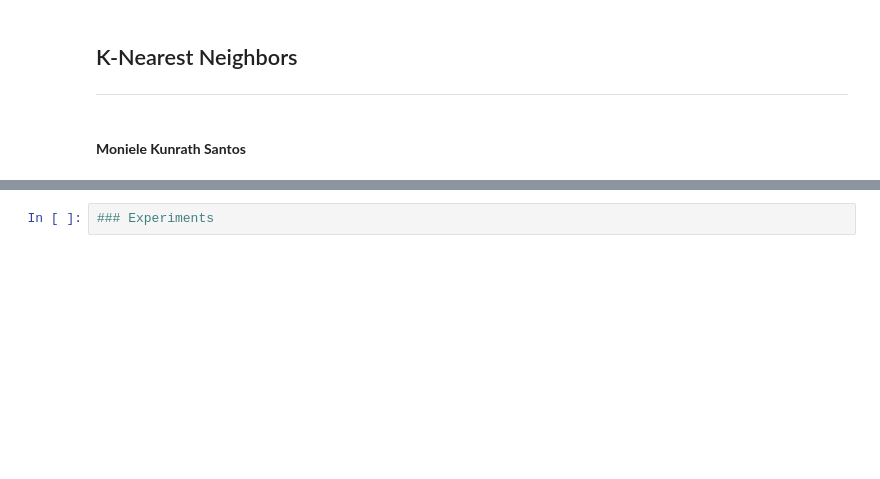
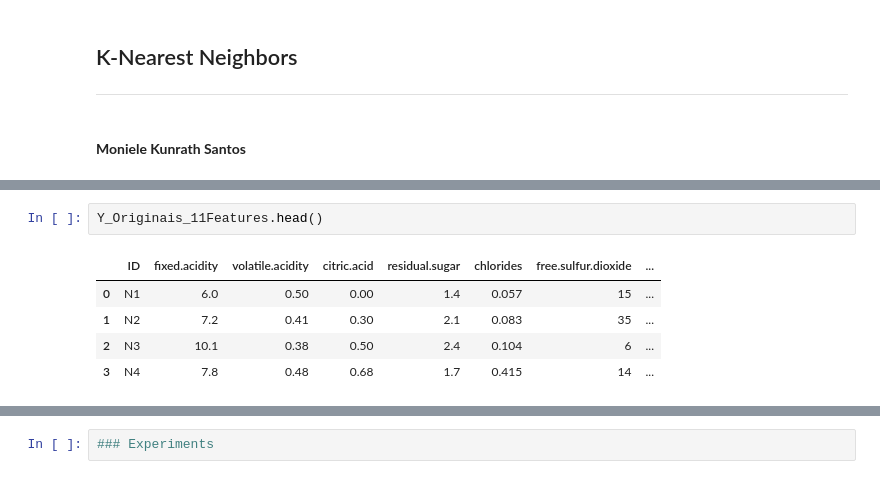
Before and after one commit to mksantos2/ML-projects, a Jupyter notebook: AM/KNN/notebook.ipynb, the cells around one changed output, grey strips where cells are left out. Cells and saved outputs as stored; diff of their text form; blank space fills up the shorter version.

```diff
--- a/AM/KNN/notebook.ipynb
+++ b/AM/KNN/notebook.ipynb
@@ -5,0 +31,8 @@
+# %%
+Y_Originais_11Features.head()
+# %% [output]
+|  | ID | fixed.acidity | volatile.acidity | citric.acid | residual.sugar | chlorides | free.sulfur.dioxide | ... |
+| 0 | N1 | 6.0 | 0.50 | 0.00 | 1.4 | 0.057 | 15 | ... |
+| 1 | N2 | 7.2 | 0.41 | 0.30 | 2.1 | 0.083 | 35 | ... |
+| 2 | N3 | 10.1 | 0.38 | 0.50 | 2.4 | 0.104 | 6 | ... |
+| 3 | N4 | 7.8 | 0.48 | 0.68 | 1.7 | 0.415 | 14 | ... |
```
Also changed, not shown: parts of 29 cells of this notebook.
